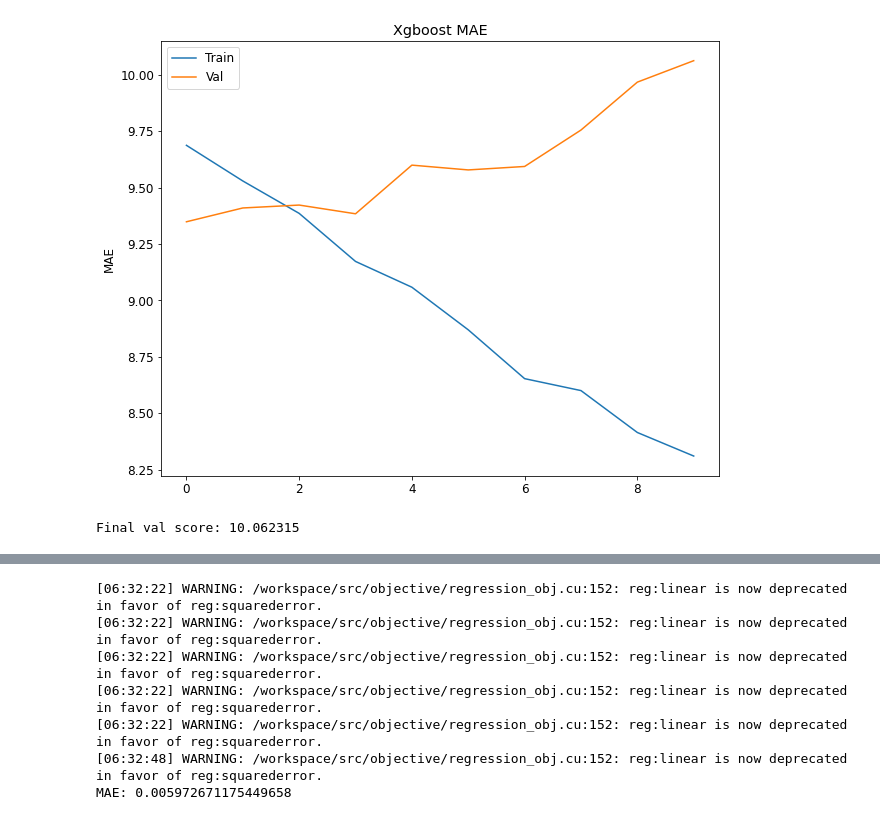
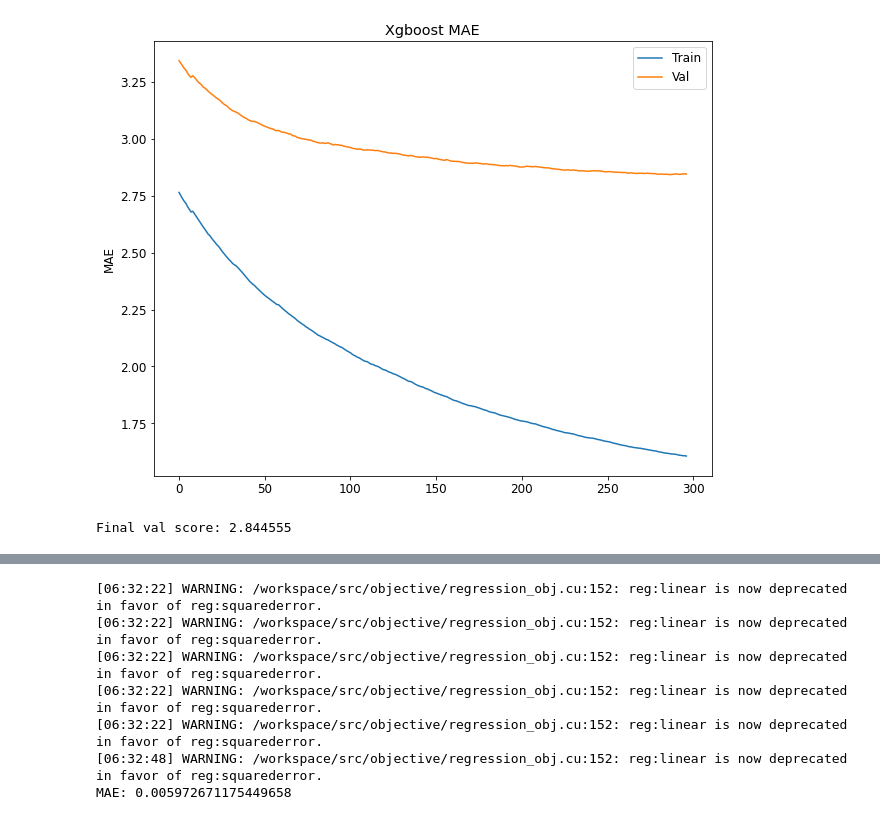
Before and after one commit to MikeZ77/STAT-440, a Jupyter notebook: nft/michael/collab/models.ipynb, the cells around one changed output, grey strips where cells are left out. Drawn from its saved outputs; the diff is of its cells as text; code cells hidden in the pictures.

```diff
--- a/nft/michael/collab/models.ipynb
+++ b/nft/michael/collab/models.ipynb
@@ -53,8 +54,8 @@ import matplotlib.pyplot as plt
 Load data.
 '''
 PATH = './data_current/'
-TRAIN_FILE = 'XYtr_updated_reduced_dim.csv'
-TEST_FILE = 'Xte_updated_reduced_dim.csv'
+TRAIN_FILE = 'XYtr_updated_reduced_dim4.csv'
+TEST_FILE = 'Xte_updated_reduced_dim4.csv'
 PRED_FILE = 'pred.csv'
 df_train = pd.read_csv(PATH + TRAIN_FILE, index_col='id')
 df_test = pd.read_csv(PATH + TEST_FILE, index_col='id')
@@ -71,6 +72,16 @@ def create_predictions(results):
 symbol_features = [feat for feat in df_train.columns.values if feat.startswith('symbol')]
 pixel_features = [feat for feat in df_train.columns.values if feat.startswith('pixel')]
 desc_features = [feat for feat in df_train.columns.values if feat.startswith('desc')]
+timestamp = ['year_sin', 'year_cos', 'month_sin', 'month_cos', 'day_sin', 'day_cos']
+
+df_train = df_train.drop(columns=pixel_features)
+df_train = df_train.drop(columns=symbol_features)
+df_train = df_train.drop(columns=desc_features)
+# df_train = df_train.drop(columns=timestamp)
+
+df_test = df_test.drop(columns=pixel_features)
+df_test = df_test.drop(columns=symbol_features)
+df_test = df_test.drop(columns=desc_features)
 
 # df_train['total'] = np.log(1 + df_train['total'])
 # df_train['X.sales'] = np.log(1 + df_train['X.sales'])
@@ -93,19 +104,19 @@ eval_set = [(X_train, y_train), (X_val, y_val)]
 
 params = {
     # XGBRegressor only has one objective function
-    'learning_rate': 0.1,
+    'learning_rate': 0.01,
     # length of the longest path from a root to a leaf
-    'max_depth': 7,
-    # subsample ratio of columns when constructing each tree
+    'max_depth': 15,
+    # Subsample ratio of columns when constructing each tree
     'subsample': 0.8,
     'colsample_bytree': 0.8,
-    'n_estimators': 1000,
+    'n_estimators': 500,
     'min_child_weight': 1,
-    #Minimum loss reduction required to make a further partition on a leaf node of the tree.
+    # Minimum loss reduction required to make a further partition on a leaf node of the tree.
     'gamma ': 0.1,
     # L2 Regularization
-    'reg_lambda': 0.1,
-    # use all possible cores for training
+    'reg_lambda': 0.7,
+    # Use all possible cores for training
     'n_jobs': -1,
     'scale_pos_weight': 1
 }
@@ -117,6 +128,7 @@ plt.rcParams['figure.figsize'] = 10, 8
 plt.rcParams['font.size'] = 12
 
 history = model.evals_result_
+print(history)
 x_axis = range(len(history['validation_0']['mae']))
 plt.plot(x_axis, history['validation_0']['mae'], label='Train')
 plt.plot(x_axis, history['validation_1']['mae'], label='Val')
@@ -132,5 +145,5 @@ print('Final val score: {}'.format(history['validation_1']['mae'][final_val_inde
-[figure, old version]
+[figure, new version]
-Final val score: 10.062315
+Final val score: 2.844555
 # %%
 # Train model on all data for prediction
 y_train = df_train['total']
```
Also changed, not shown: parts of 6 cells of this notebook, 2 other files.
